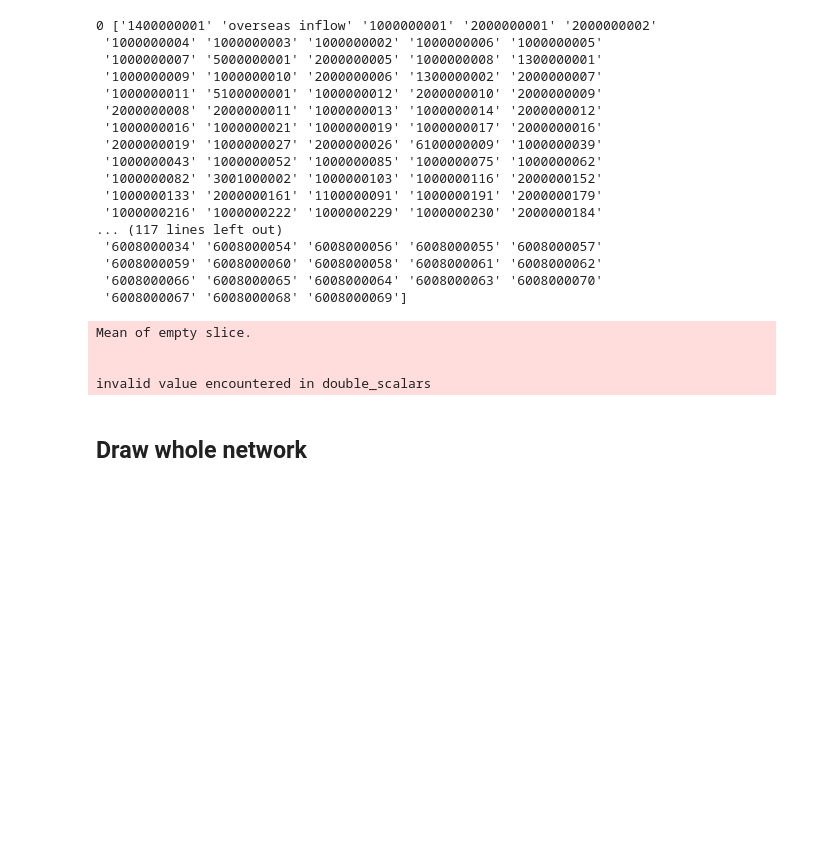
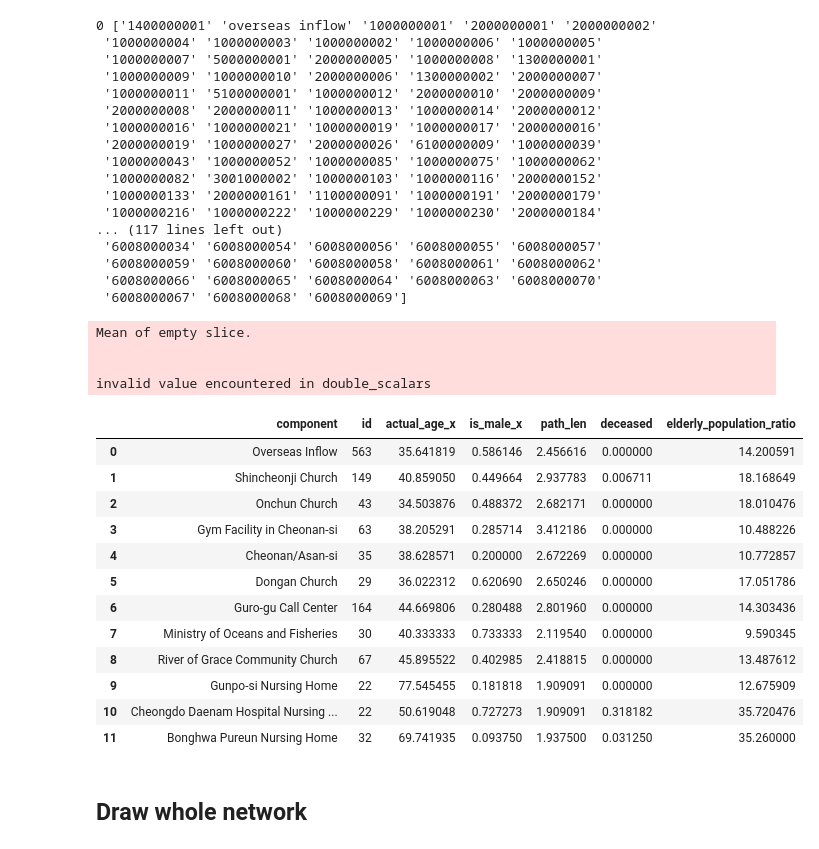
Before and after one commit to yejinjkim/covid19-transmission, a Jupyter notebook: network-statistics-time.ipynb, the cells around one changed output. Drawn from its saved outputs; the diff is of its cells as text; code cells hidden in the pictures; blank space fills up the shorter version.

```diff
--- a/network-statistics-time.ipynb
+++ b/network-statistics-time.ipynb
@@ -344,6 +366,29 @@ fig= px.scatter(comp_profile_df, y='path_len',animation_group='component',
 fig.update_xaxes(title_text='Size of clusters')
 fig.update_yaxes(title_text='Avg. Path Length')
 fig.write_html("plots/community-transmission.html")
+# %%
+features_to_report=['actual_age','deceased', 'elderly_population_ratio', 'is_male',]
+comp_summary=pd.merge(comp_profile_t,
+         node_feature.groupby('component').mean()[features_to_report], on='component')
+# %%
+comp_summary=comp_summary.reset_index()
+comp_summary['component']=comp_summary['component'].apply(lambda x: component_name[x])
+# %%
+comp_summary[['component', 'id', 'actual_age_x', 'is_male_x', 'path_len', 'deceased','elderly_population_ratio']]
+# %% [output]
+|  | component | id | actual_age_x | is_male_x | path_len | deceased | elderly_population_ratio |
+| 0 | Overseas Inflow | 563 | 35.641819 | 0.586146 | 2.456616 | 0.000000 | 14.200591 |
+| 1 | Shincheonji Church | 149 | 40.859050 | 0.449664 | 2.937783 | 0.006711 | 18.168649 |
+| 2 | Onchun Church | 43 | 34.503876 | 0.488372 | 2.682171 | 0.000000 | 18.010476 |
+| 3 | Gym Facility in Cheonan-si | 63 | 38.205291 | 0.285714 | 3.412186 | 0.000000 | 10.488226 |
+| 4 | Cheonan/Asan-si | 35 | 38.628571 | 0.200000 | 2.672269 | 0.000000 | 10.772857 |
+| 5 | Dongan Church | 29 | 36.022312 | 0.620690 | 2.650246 | 0.000000 | 17.051786 |
+| 6 | Guro-gu Call Center | 164 | 44.669806 | 0.280488 | 2.801960 | 0.000000 | 14.303436 |
+| 7 | Ministry of Oceans and Fisheries | 30 | 40.333333 | 0.733333 | 2.119540 | 0.000000 | 9.590345 |
+| 8 | River of Grace Community Church | 67 | 45.895522 | 0.402985 | 2.418815 | 0.000000 | 13.487612 |
+| 9 | Gunpo-si Nursing Home | 22 | 77.545455 | 0.181818 | 1.909091 | 0.000000 | 12.675909 |
+| 10 | Cheongdo Daenam Hospital Nursing ... | 22 | 50.619048 | 0.727273 | 1.909091 | 0.318182 | 35.720476 |
+| 11 | Bonghwa Pureun Nursing Home | 32 | 69.741935 | 0.093750 | 1.937500 | 0.031250 | 35.260000 |
 # %% [markdown]
 ## Draw whole network
 # %%
```
Also changed, not shown: parts of 3 cells of this notebook, 4 other files.
